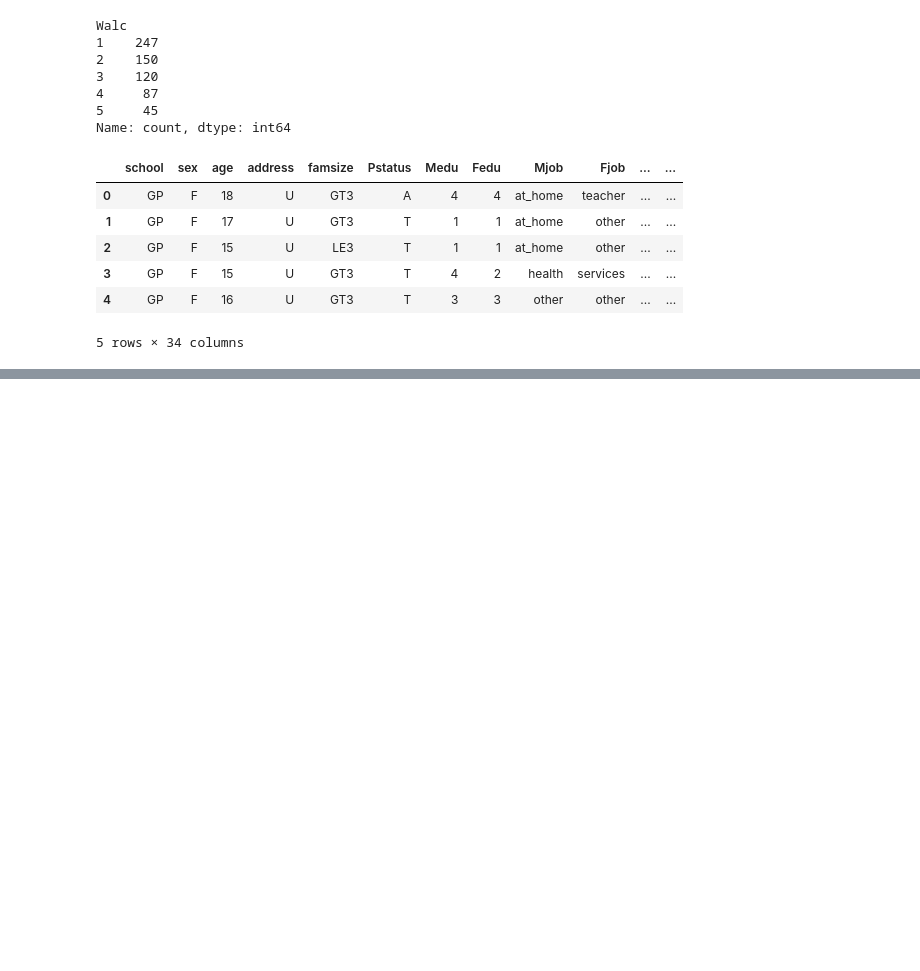
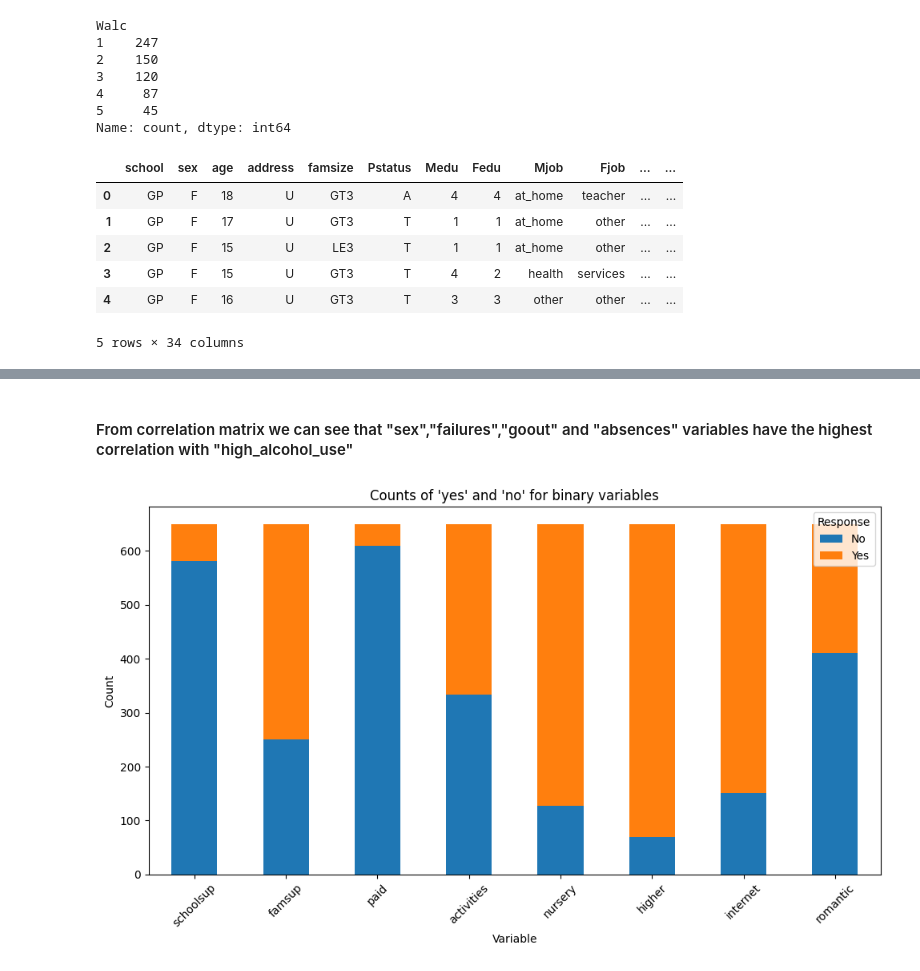
Before and after one commit to RovSveta/Introduction_to-_Machine_Learning_Methods-, a Jupyter notebook: Exercise_project_4/random_forest_student.ipynb, the cells around one changed output, grey strips where cells are left out. Saved outputs shown, nothing was run; the diff lists cells and outputs as text; code cells hidden in the pictures; blank space fills up the shorter version.

```diff
--- a/Exercise_project_4/random_forest_student.ipynb
+++ b/Exercise_project_4/random_forest_student.ipynb
@@ -115,0 +268,23 @@ Name: count, dtype: int64
+# %% [markdown]
+#### From correlation matrix we can see that "sex","failures","goout" and "absences" variables have the highest correlation with "high_alcohol_use"
+# %%
+# List of binary columns
+binary_cols = ['schoolsup', 'famsup', 'paid', 'activities', 'nursery', 'higher', 'internet', 'romantic']
+
+# Create a DataFrame of value counts
+binary_counts = pd.DataFrame({col: df[col].value_counts() for col in binary_cols}).T
+
+# Rename columns to handle missing values if any variable has only one category
+binary_counts = binary_counts.rename(columns={True: 'Yes', False: 'No'}).fillna(0)
+
+# Plot
+binary_counts.plot(kind='bar', stacked=True, figsize=(10, 6))
+plt.title("Counts of 'yes' and 'no' for binary variables")
+plt.ylabel("Count")
+plt.xlabel("Variable")
+plt.xticks(rotation=45)
+plt.legend(title='Response')
+plt.tight_layout()
+plt.show()
+# %% [output]
+[figure, added]
```
Also changed, not shown: parts of 21 cells of this notebook.
